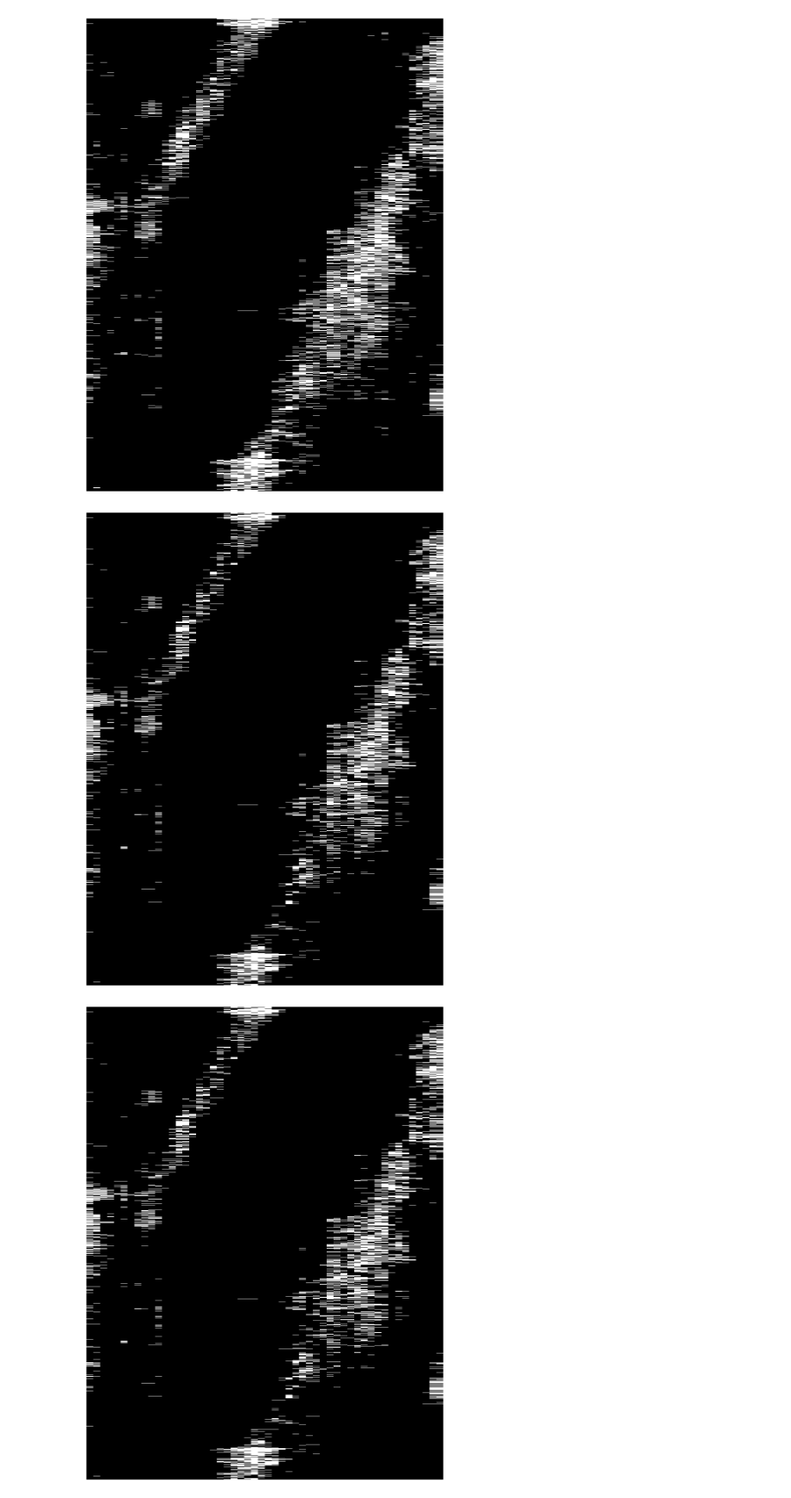
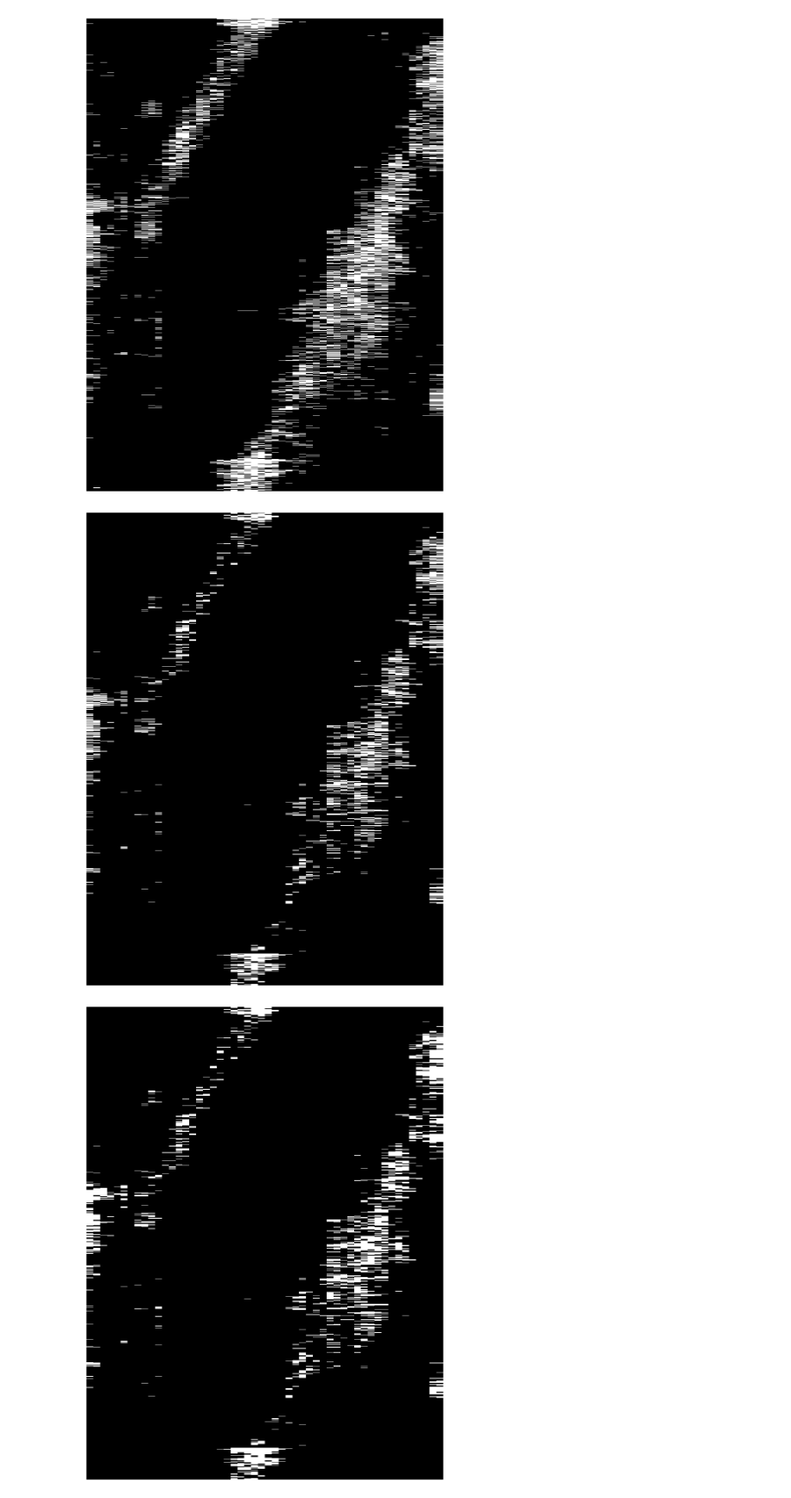
Before and after one commit to shhhQuiettt/moving-objects-DAS-system, a Jupyter notebook: regression3.ipynb, the cells around one changed output. Shown at 86% size. Drawn from its saved outputs; the diff is of its cells as text; code cells hidden in the pictures.

```diff
--- a/regression3.ipynb
+++ b/regression3.ipynb
@@ -55,16 +55,18 @@ plot_numpy(img)
 [figure]
 # %%
 img = cv2.morphologyEx(
-    img, cv2.MORPH_OPEN, cv2.getStructuringElement(cv2.MORPH_RECT, (3, 3)), iterations=1
+    img, cv2.MORPH_OPEN, cv2.getStructuringElement(cv2.MORPH_RECT, (5, 5)), iterations=1
 )
 
 plot_numpy(img)
 # %% [output]
-[figure, old version]
+[figure, new version]
 # %%
-
+img = cv2.morphologyEx(
+    img, cv2.MORPH_CLOSE, cv2.getStructuringElement(cv2.MORPH_RECT, (7, 7)), iterations=1
+)
 
 plot_numpy(img)
 # %% [output]
-[figure, old version]
+[figure, new version]
 # %%
```
Also changed, not shown: parts of 4 cells of this notebook.
